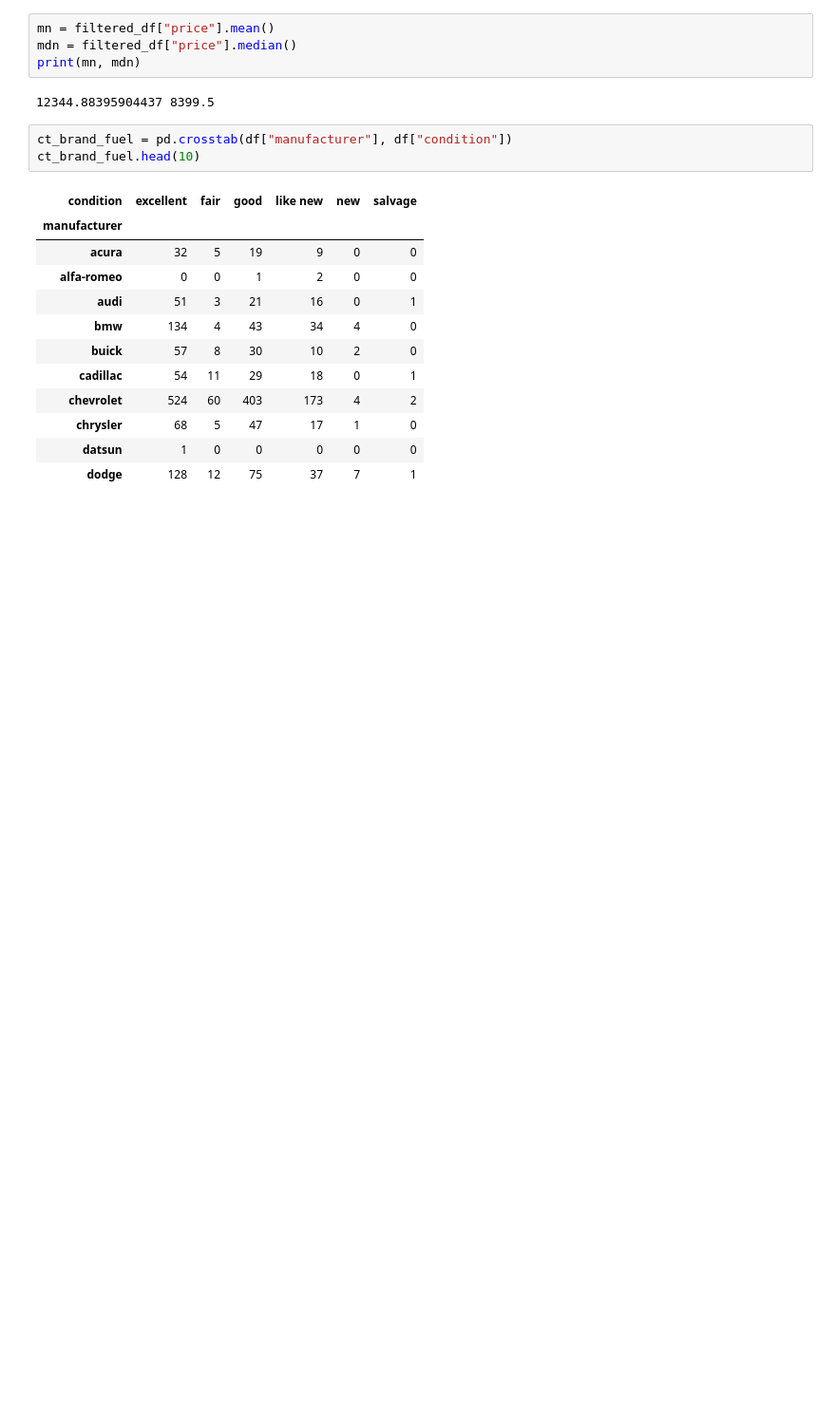
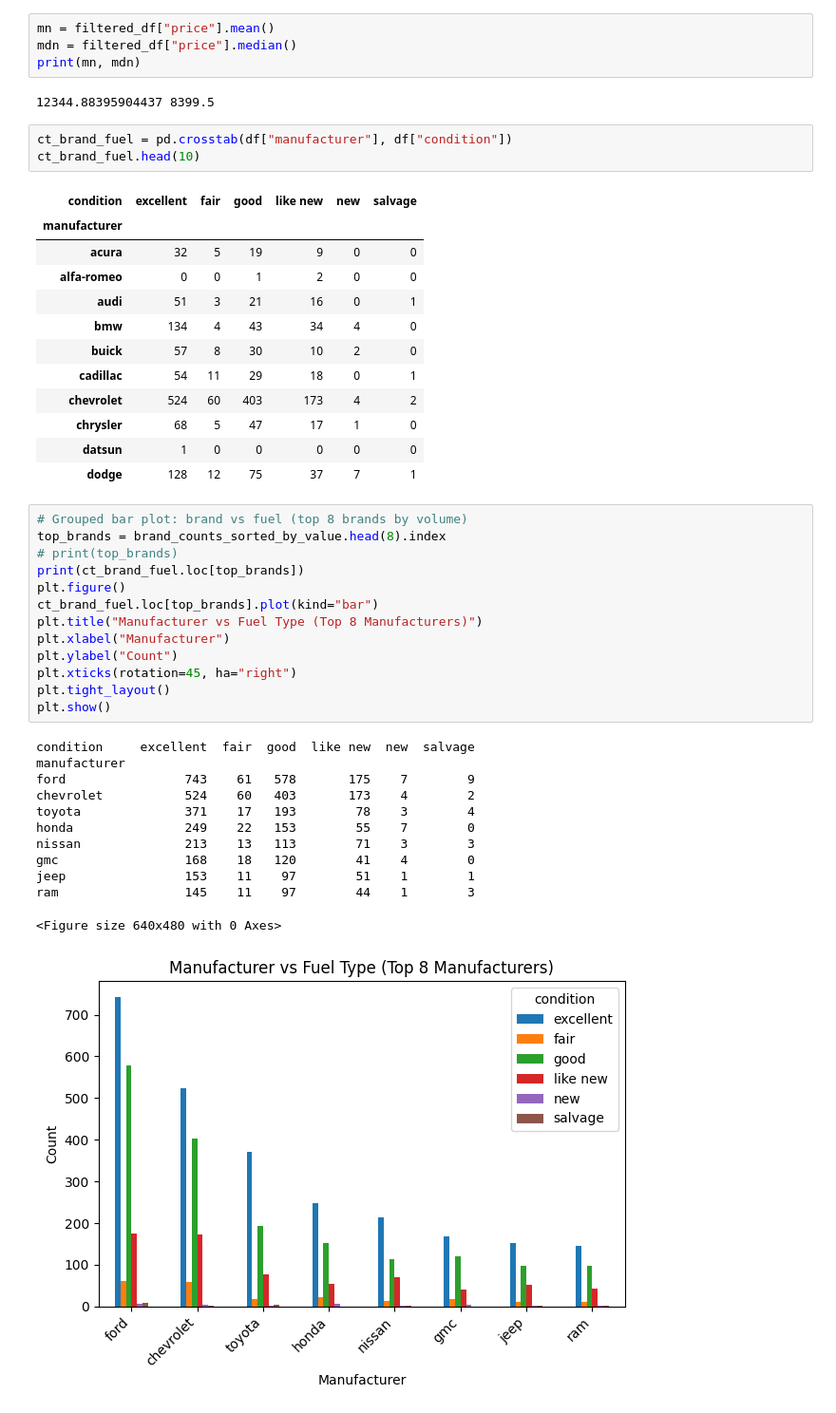
Before and after one commit to minSara02-FromTheStart/Pandas_Daily_Practice, a Jupyter notebook: Practice With JSON/JsonPractice.ipynb, the cells around one changed output. Shown at 95% size. Drawn from its saved outputs; the diff is of its cells as text; blank space fills up the shorter version.

Commit message:
loc,plot

```diff
--- a/Practice With JSON/JsonPractice.ipynb
+++ b/Practice With JSON/JsonPractice.ipynb
@@ -273,3 +273,29 @@ ct_brand_fuel.head(10)
 | chrysler | 68 | 5 | 47 | 17 | 1 | 0 |
 | datsun | 1 | 0 | 0 | 0 | 0 | 0 |
 | dodge | 128 | 12 | 75 | 37 | 7 | 1 |
+# %%
+# Grouped bar plot: brand vs fuel (top 8 brands by volume)
+top_brands = brand_counts_sorted_by_value.head(8).index
+# print(top_brands)
+print(ct_brand_fuel.loc[top_brands])
+plt.figure()
+ct_brand_fuel.loc[top_brands].plot(kind="bar")
+plt.title("Manufacturer vs Fuel Type (Top 8 Manufacturers)")
+plt.xlabel("Manufacturer")
+plt.ylabel("Count")
+plt.xticks(rotation=45, ha="right")
+plt.tight_layout()
+plt.show()
+# %% [output]
+condition     excellent  fair  good  like new  new  salvage
+manufacturer
+ford                743    61   578       175    7        9
+chevrolet           524    60   403       173    4        2
+toyota              371    17   193        78    3        4
+honda               249    22   153        55    7        0
+nissan              213    13   113        71    3        3
+gmc                 168    18   120        41    4        0
+jeep                153    11    97        51    1        1
+ram                 145    11    97        44    1        3
+<Figure size 640x480 with 0 Axes>
+[figure, added]
```
